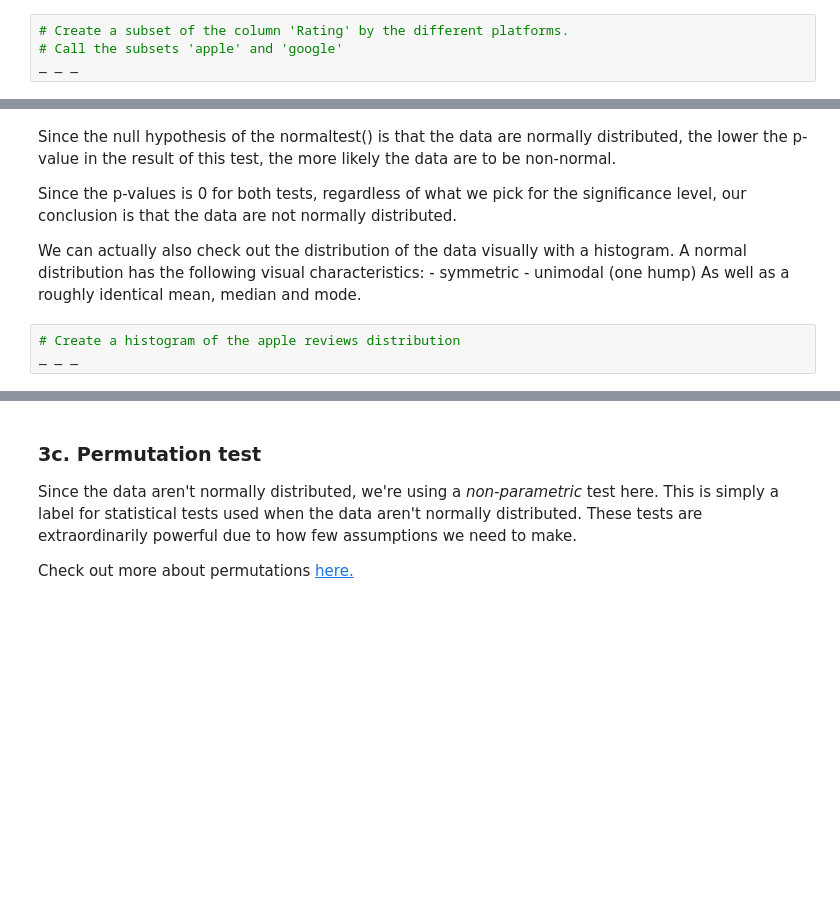
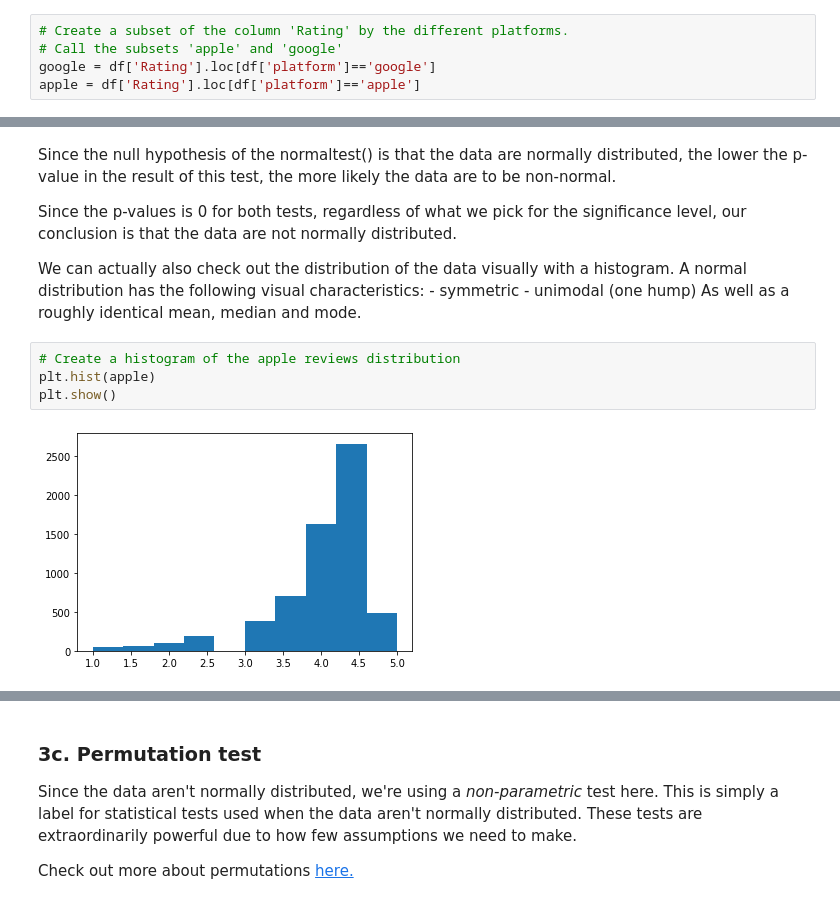
Before and after one commit to ellerybledsoe/Springboard, a Jupyter notebook: Springboard Apps project - Tier 3 - Complete.ipynb, the cells around one changed output, grey strips where cells are left out. Saved outputs shown, nothing was run; the diff lists cells and outputs as text; blank space fills up the shorter version.

```diff
--- a/Springboard Apps project - Tier 3 - Complete.ipynb
+++ b/Springboard Apps project - Tier 3 - Complete.ipynb
@@ -387,7 +415,8 @@ There are many different statistical tests, all with different assumptions. You'
 # %%
 # Create a subset of the column 'Rating' by the different platforms.
 # Call the subsets 'apple' and 'google'
-_ _ _
+google = df['Rating'].loc[df['platform']=='google']
+apple = df['Rating'].loc[df['platform']=='apple']
 # %%
 # Using the stats.normaltest() method, get an indication of whether the apple data are normally distributed
 # Save the result in a variable called apple_normal, and print it out
@@ -406,6 +441,9 @@ We can actually also check out the distribution of the data visually with a hist
 As well as a roughly identical mean, median and mode.
 # %%
 # Create a histogram of the apple reviews distribution
-_ _ _
+plt.hist(apple)
+plt.show()
+# %% [output]
+[figure, added]
 # %%
 # Create a histogram of the google data
```
Also changed, not shown: parts of 15 cells of this notebook.
